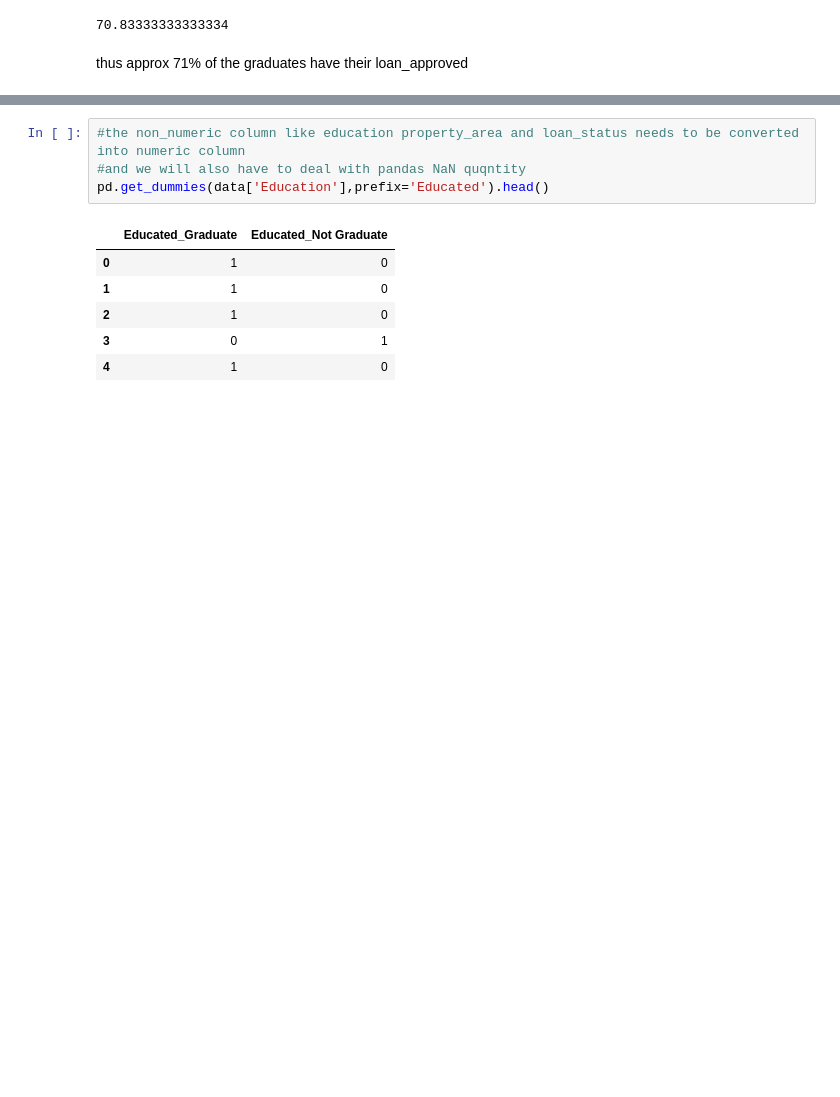
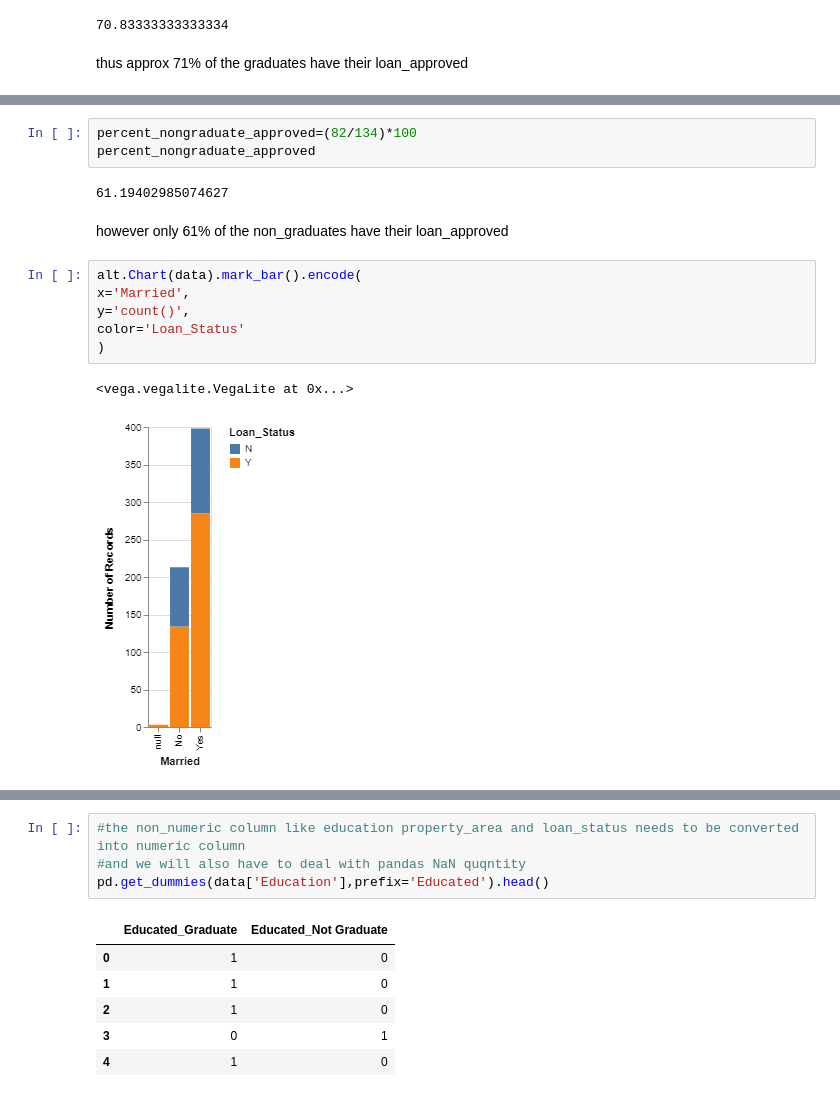
Before and after one commit to Justmiku/ml_project, a Jupyter notebook: loan_prediction.ipynb, the cells around one changed output, grey strips where cells are left out. Drawn from its saved outputs; the diff is of its cells as text; blank space fills up the shorter version.

Commit message:
additional visualisation

```diff
--- a/loan_prediction.ipynb
+++ b/loan_prediction.ipynb
@@ -187,0 +196,16 @@ thus approx 71% of the graduates have their loan_approved
+# %%
+percent_nongraduate_approved=(82/134)*100
+percent_nongraduate_approved
+# %% [output]
+61.19402985074627
+# %% [markdown]
+however only 61% of the non_graduates have their loan_approved
+# %%
+alt.Chart(data).mark_bar().encode(
+x='Married',
+y='count()',
+color='Loan_Status'
+)
+# %% [output]
+<vega.vegalite.VegaLite at 0x...>
+[figure, added]
```
Also changed, not shown: parts of 6 cells of this notebook.
